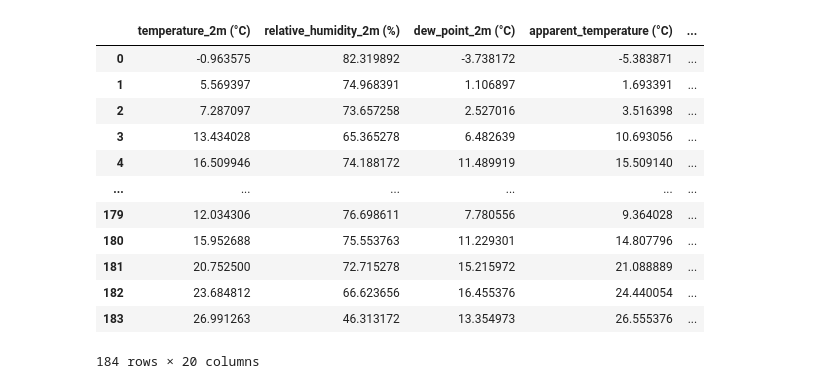
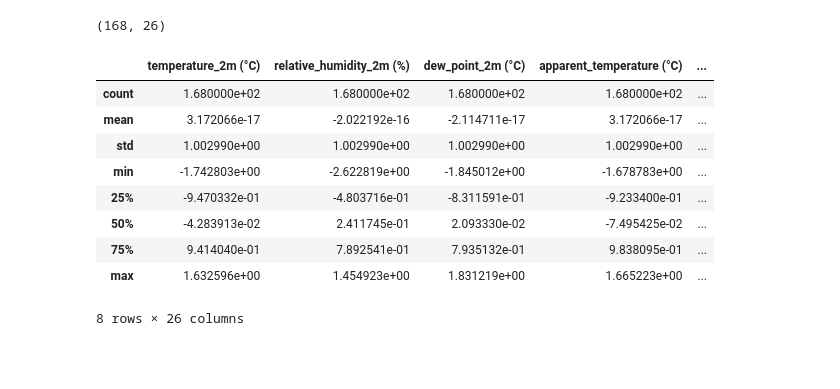
Before and after one commit to Sckolver/agro, a Jupyter notebook: 1.ipynb, the cells around one changed output. Cells and saved outputs as stored; diff of their text form; code cells hidden in the pictures; blank space fills up the shorter version.

```diff
--- a/1.ipynb
+++ b/1.ipynb
@@ -37 +14,30 @@ df.set_index('date', inplace=True)
+# %%
+# Создание датафрейма с данными о засеве полей
+data = [
+    ['2016', '221', 'Кук/зерно', 'нет', 0, 0, 0, 0, 0, 0, 0, '60'],
+    ['2016', '226', 'Оз.пшеница', 'нет', 100, 40, 150, 0, 0, 0, 0, '57.3'],
+    ['2017', '221', 'Соя', 'Кук/зерно', 0, 0, 0, 0, 0, 0, 0, '17.2'],
+    ['2017', '226', 'Оз.ячмень', 'Оз.пшеница', 200, 40, 0, 0, 0, 0, 0, '47.4'],
+    ['2018', '221', 'Оз.пшеница', 'Соя', 200, 50, 150, 0, 0, 0, 0, '74.2'],
+    ['2018', '226', 'Сах.свекла', 'Оз.ячмень', 0, 200, 0, 200, 200, 0, 0, '291.7'],
+    ['2019', '221', 'Сах.свекла', 'Оз.пшеница', 0, 200, 0, 200, 200, 0, 0, '618.9'],
+    ['2019', '226', 'Оз.пшеница', 'Сах.свекла', 200, 0, 150, 0, 0, 0, 0, '69'],
+    ['2020', '221', 'Оз.пшеница', 'Сах.свекла', 200, 0, 200, 0, 0, 0, 0, '51.7'],
+    ['2020', '226', 'Кук/гибр', 'Оз.пшеница', 0, 0, 0, 0, 0, 0, 0, np.nan],
+    ['2021', '221', 'Кук/гибр', 'Оз.пшеница', 0, 0, 0, 0, 0, 0, 0, np.nan],
+    ['2021', '226', 'Соя', 'Кук/гибр', 0, 0, 0, 0, 0, 0, 0, '17'],
+    ['2022', '221', 'Оз.пшеница', 'Кук/гибр', 400, 0, 0, 0, 0, 200, 0, '72.6'],
+    ['2022', '226', 'Оз.пшеница', 'Соя', 200, 0, 0, 0, 0, 200, 0, '83.3'],
+    ['2023', '221', 'Кук/гибр', 'Оз.пшеница', 0, 0, 0, 0, 0, 0, 0, '47.7'],
+    ['2023', '226', 'Кук/гибр', 'Оз.пшеница', 0, 0, 0, 0, 0, 0, 30, '44.3']
+]
+
+df = pd.DataFrame(data, columns=['ГОД', '№ поля', 'Культура (Сорт/Гибрид)', 'Предыдущая культура', 'Ам.селитра', 'Аммофос', 'Диаммофоска', 'Карбамид', 'Калий хлористый', 'Тукосмесь', 'Навоз', 'Урожайность'])
+df['ГОД'] = df['ГОД'].astype(int)
+df['Урожайность'] = df['Урожайность'].astype(float)
+df['date'] = df['ГОД'].apply(lambda x: pd.date_range(start=f"{x-1}-09-01", periods=12, freq='MS'))
+
+# Расширение DataFrame по колонке 'date', чтобы каждая строка повторялась для каждого месяца в диапазоне дат, и сброс индекса.
+df = df.explode('date').reset_index(drop=True)
+df.set_index('date', inplace=True)
 # %%
@@ -64,17 +72,5 @@ merged_data = pd.concat([merged_data_first, merged_data_second], ignore_index=Tr
 # %%
-merged_data
+merged_data.shape
 # %% [output]
-|  | temperature_2m (°C) | relative_humidity_2m (%) | dew_point_2m (°C) | apparent_temperature (°C) | ... |
-| 0 | -0.963575 | 82.319892 | -3.738172 | -5.383871 | ... |
-| 1 | 5.569397 | 74.968391 | 1.106897 | 1.693391 | ... |
-| 2 | 7.287097 | 73.657258 | 2.527016 | 3.516398 | ... |
-| 3 | 13.434028 | 65.365278 | 6.482639 | 10.693056 | ... |
-| 4 | 16.509946 | 74.188172 | 11.489919 | 15.509140 | ... |
-| ... | ... | ... | ... | ... | ... |
-| 179 | 12.034306 | 76.698611 | 7.780556 | 9.364028 | ... |
-| 180 | 15.952688 | 75.553763 | 11.229301 | 14.807796 | ... |
-| 181 | 20.752500 | 72.715278 | 15.215972 | 21.088889 | ... |
-| 182 | 23.684812 | 66.623656 | 16.455376 | 24.440054 | ... |
-| 183 | 26.991263 | 46.313172 | 13.354973 | 26.555376 | ... |
-184 rows × 20 columns
+(168, 26)
 # %%
@@ -89,4 +86,17 @@ for column in cat_cols:
     le = LabelEncoder()
     merged_data[column] = le.fit_transform(merged_data[column])
     label_encoders[column] = le
+# %%
+merged_data.describe()
+# %% [output]
+|  | temperature_2m (°C) | relative_humidity_2m (%) | dew_point_2m (°C) | apparent_temperature (°C) | ... |
+| count | 1.680000e+02 | 1.680000e+02 | 1.680000e+02 | 1.680000e+02 | ... |
+| mean | 3.172066e-17 | -2.022192e-16 | -2.114711e-17 | 3.172066e-17 | ... |
+| std | 1.002990e+00 | 1.002990e+00 | 1.002990e+00 | 1.002990e+00 | ... |
+| min | -1.742803e+00 | -2.622819e+00 | -1.845012e+00 | -1.678783e+00 | ... |
+| 25% | -9.470332e-01 | -4.803716e-01 | -8.311591e-01 | -9.233400e-01 | ... |
+| 50% | -4.283913e-02 | 2.411745e-01 | 2.093330e-02 | -7.495425e-02 | ... |
+| 75% | 9.414040e-01 | 7.892541e-01 | 7.935132e-01 | 9.838095e-01 | ... |
+| max | 1.632596e+00 | 1.454923e+00 | 1.831219e+00 | 1.665223e+00 | ... |
+8 rows × 26 columns
 # %%
```
Also changed, not shown: parts of 17 cells of this notebook.
